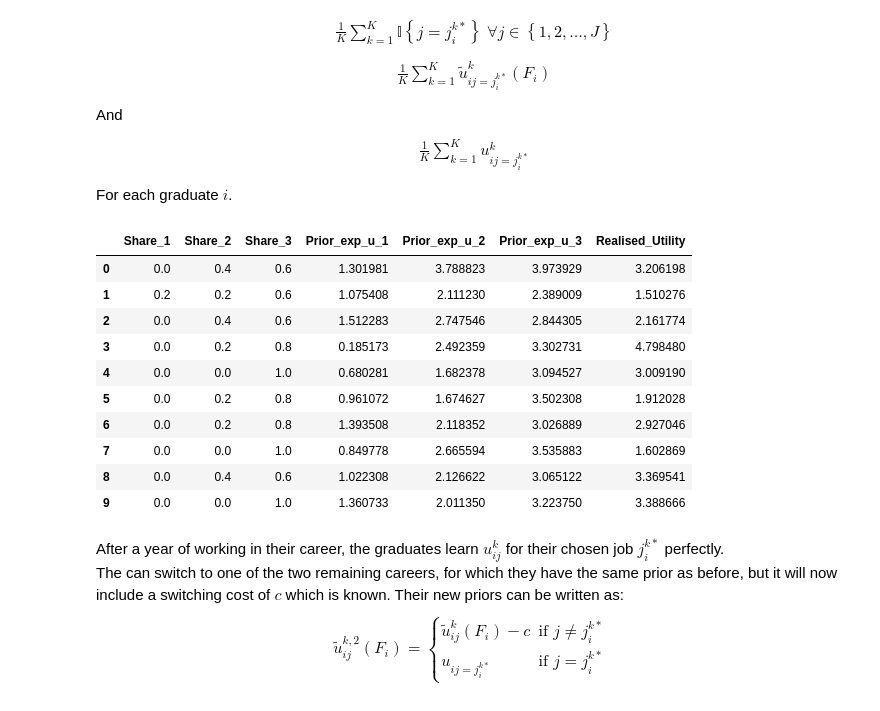
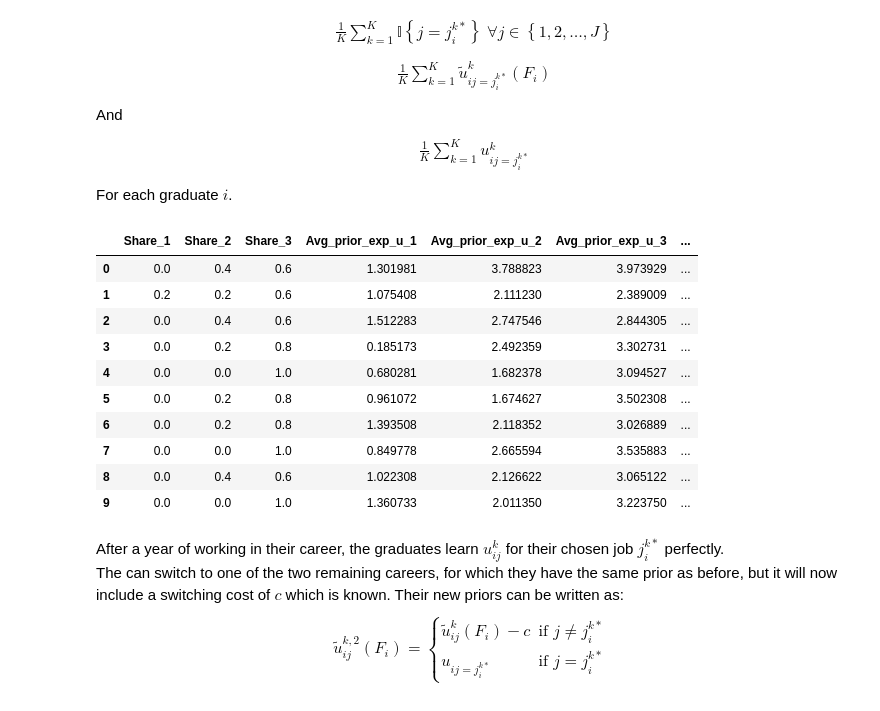
Before and after one commit to NumEconCopenhagen/projects-2024-anna-vithusha-og-barbara, a Jupyter notebook: Examproject/exam_2024.ipynb, the cells around one changed output. Drawn from its saved outputs; the diff is of its cells as text; code cells hidden in the pictures.

```diff
--- a/Examproject/exam_2024.ipynb
+++ b/Examproject/exam_2024.ipynb
@@ -392,40 +392,40 @@ for k in range(par.K):
 # %%
 #share of graduates choosing career j
 share = np.zeros((par.J, par.N))
 for i in range(par.N):
     for j in range(par.J):
         share[j,i] = np.sum(career[i,:]==j)/par.K
     #average prior expected utility
     average_prior_expected_utility = np.mean(prior_expected_utility, axis=2)
     #average realised utility
     average_realised_utility = np.mean(realised_utility, axis=1)
 
 #display share, average_prior_expected_utility and average_realised_utility in a table
 share = share.T  # Transpose to shape (N, J)
 average_prior_expected_utility = average_prior_expected_utility[:, :3]  # Assuming first 3 columns
 average_realised_utility = average_realised_utility.reshape(-1, 1)  # Reshape to column vector
 
 # Concatenate all arrays horizontally
 table = np.hstack((share, average_prior_expected_utility, average_realised_utility))
 
 # Create a pandas DataFrame for better display
-column_names = [f'Share_{j+1}' for j in range(par.J)] + [f'Prior_exp_u_{j+1}' for j in range(3)] + ['Realised_Utility']
+column_names = [f'Share_{j+1}' for j in range(par.J)] + [f'Avg_prior_exp_u_{j+1}' for j in range(3)] + ['Avg_realised_Utility']
 df = pd.DataFrame(table, columns=column_names)
 
 # Display the table
 df
 # %% [output]
-|  | Share_1 | Share_2 | Share_3 | Prior_exp_u_1 | Prior_exp_u_2 | Prior_exp_u_3 | Realised_Utility |
-| 0 | 0.0 | 0.4 | 0.6 | 1.301981 | 3.788823 | 3.973929 | 3.206198 |
-| 1 | 0.2 | 0.2 | 0.6 | 1.075408 | 2.111230 | 2.389009 | 1.510276 |
-| 2 | 0.0 | 0.4 | 0.6 | 1.512283 | 2.747546 | 2.844305 | 2.161774 |
-| 3 | 0.0 | 0.2 | 0.8 | 0.185173 | 2.492359 | 3.302731 | 4.798480 |
-| 4 | 0.0 | 0.0 | 1.0 | 0.680281 | 1.682378 | 3.094527 | 3.009190 |
-| 5 | 0.0 | 0.2 | 0.8 | 0.961072 | 1.674627 | 3.502308 | 1.912028 |
-| 6 | 0.0 | 0.2 | 0.8 | 1.393508 | 2.118352 | 3.026889 | 2.927046 |
-| 7 | 0.0 | 0.0 | 1.0 | 0.849778 | 2.665594 | 3.535883 | 1.602869 |
-| 8 | 0.0 | 0.4 | 0.6 | 1.022308 | 2.126622 | 3.065122 | 3.369541 |
-| 9 | 0.0 | 0.0 | 1.0 | 1.360733 | 2.011350 | 3.223750 | 3.388666 |
+|  | Share_1 | Share_2 | Share_3 | Avg_prior_exp_u_1 | Avg_prior_exp_u_2 | Avg_prior_exp_u_3 | ... |
+| 0 | 0.0 | 0.4 | 0.6 | 1.301981 | 3.788823 | 3.973929 | ... |
+| 1 | 0.2 | 0.2 | 0.6 | 1.075408 | 2.111230 | 2.389009 | ... |
+| 2 | 0.0 | 0.4 | 0.6 | 1.512283 | 2.747546 | 2.844305 | ... |
+| 3 | 0.0 | 0.2 | 0.8 | 0.185173 | 2.492359 | 3.302731 | ... |
+| 4 | 0.0 | 0.0 | 1.0 | 0.680281 | 1.682378 | 3.094527 | ... |
+| 5 | 0.0 | 0.2 | 0.8 | 0.961072 | 1.674627 | 3.502308 | ... |
+| 6 | 0.0 | 0.2 | 0.8 | 1.393508 | 2.118352 | 3.026889 | ... |
+| 7 | 0.0 | 0.0 | 1.0 | 0.849778 | 2.665594 | 3.535883 | ... |
+| 8 | 0.0 | 0.4 | 0.6 | 1.022308 | 2.126622 | 3.065122 | ... |
+| 9 | 0.0 | 0.0 | 1.0 | 1.360733 | 2.011350 | 3.223750 | ... |
 # %% [markdown]
 After a year of working in their career, the graduates learn $u^k_{ij}$ for their chosen job $j_i^{k*}$ perfectly. <br>
 The can switch to one of the two remaining careers, for which they have the same prior as before, but it will now include a switching cost of $c$ which is known.
```
Also changed, not shown: parts of 4 cells of this notebook.
